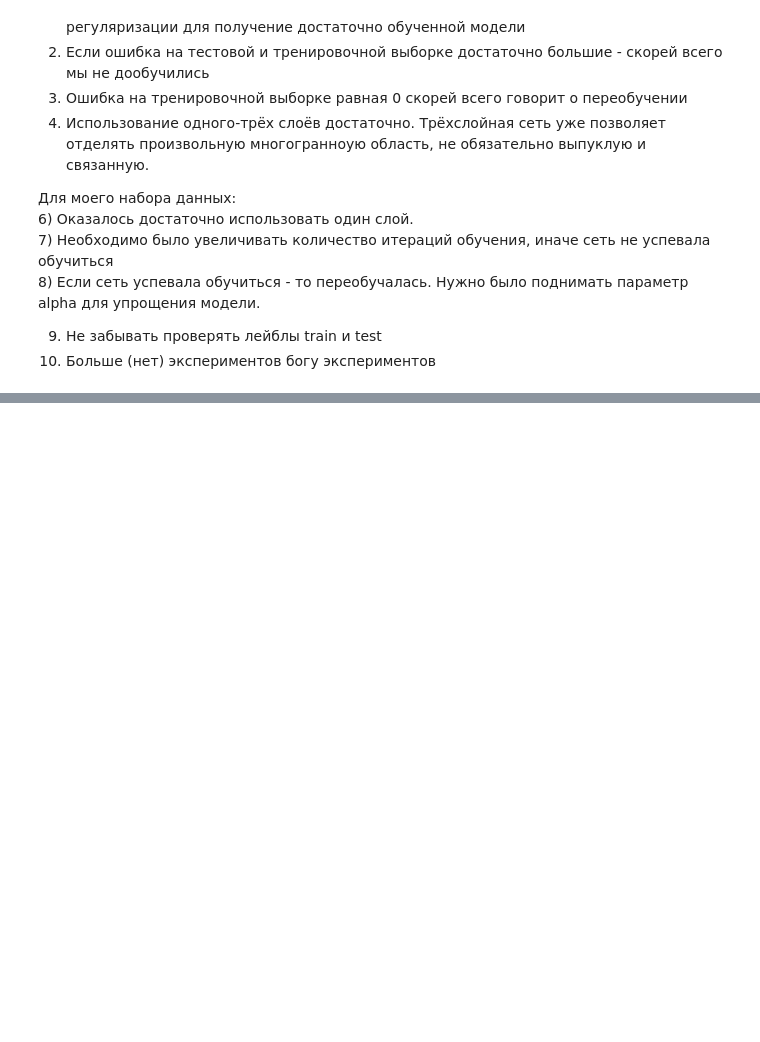
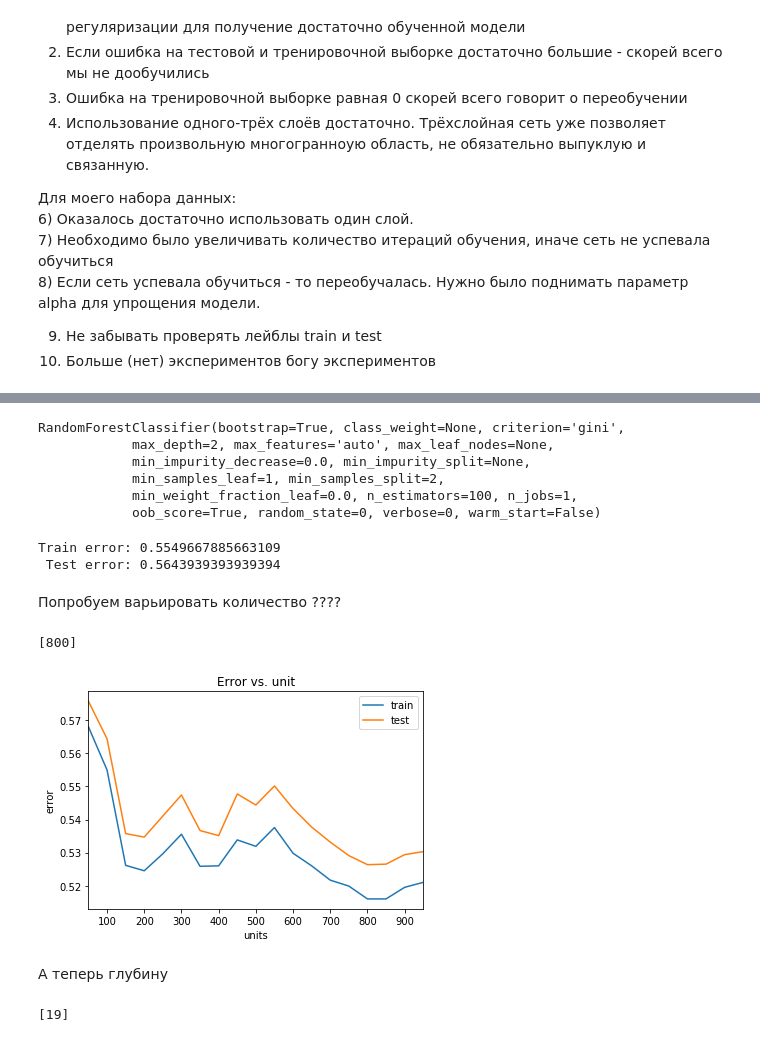
Before and after one commit to Lenferd/Machine-Learning, a Jupyter notebook: L1-dataset_review/letter-recognition-review.ipynb, the cells around one changed output, grey strips where cells are left out. Saved outputs shown, nothing was run; the diff lists cells and outputs as text; code cells hidden in the pictures; blank space fills up the shorter version.

```diff
--- a/L1-dataset_review/letter-recognition-review.ipynb
+++ b/L1-dataset_review/letter-recognition-review.ipynb
@@ -1419,0 +1444,7 @@ pass
+# %%
+X = data.drop(('lettr'), axis = 1)
+y = data['lettr']
+feature_names = X.columns
+# %%
+from sklearn.model_selection import train_test_split
+X_train, X_test, y_train, y_test = train_test_split(X, y, test_size=0.33, random_state=42)
@@ -1419,0 +1455,53 @@ pass
+# %%
+clf = RandomForestClassifier(n_estimators=100, max_depth=2, random_state=0, oob_score=True)
+clf.fit(X_train, y_train)
+# %% [output]
+RandomForestClassifier(bootstrap=True, class_weight=None, criterion='gini',
+            max_depth=2, max_features='auto', max_leaf_nodes=None,
+            min_impurity_decrease=0.0, min_impurity_split=None,
+            min_samples_leaf=1, min_samples_split=2,
+            min_weight_fraction_leaf=0.0, n_estimators=100, n_jobs=1,
+            oob_score=True, random_state=0, verbose=0, warm_start=False)
+# %%
+err_train = np.mean(y_train != clf.predict(X_train))
+err_test  = np.mean(y_test  != clf.predict(X_test))
+
+print("Train error: {}\n Test error: {}".format(err_train, err_test))
+# %% [output]
+Train error: 0.5549667885663109
+ Test error: 0.5643939393939394
+# %% [markdown]
+Попробуем варьировать количество ????
+# %%
+estimators_arr = np.arange(50, 1000, 50)
+test_err = []
+train_err = []
+for estimators in estimators_arr:
+    clf = RandomForestClassifier(n_estimators=estimators, max_depth=2, random_state=42)
+    clf.fit(X_train, y_train)
+
+    y_train_pred = clf.predict(X_train)
+    y_test_pred = clf.predict(X_test)
+    train_err.append(np.mean(y_train != y_train_pred))
+    test_err.append(np.mean(y_test != y_test_pred))
+# %%
+min_train_err = np.min(train_err)
+min_test_err = np.min(test_err)
+
+estimators_opt = estimators_arr[test_err == min_test_err]
+print(estimators_opt)
+# %% [output]
+[800]
+# %%
+plt.plot(estimators_arr, train_err, label = 'train')
+plt.plot(estimators_arr, test_err, label = 'test')
+plt.xlim([np.min(estimators_arr), np.max(estimators_arr)])
+plt.title('Error vs. unit')
+plt.xlabel('units')
+plt.ylabel('error')
+plt.legend()
+pass
+# %% [output]
+[figure, added]
+# %% [markdown]
+А теперь глубину
@@ -1419,0 +1520,8 @@ pass
+# %%
+min_train_err = np.min(train_err)
+min_test_err = np.min(test_err)
+
+max_depth_opt = max_depth_arr[test_err == min_test_err]
+print(max_depth_opt)
+# %% [output]
+[19]
```
Also changed, not shown: parts of 12 cells of this notebook.
